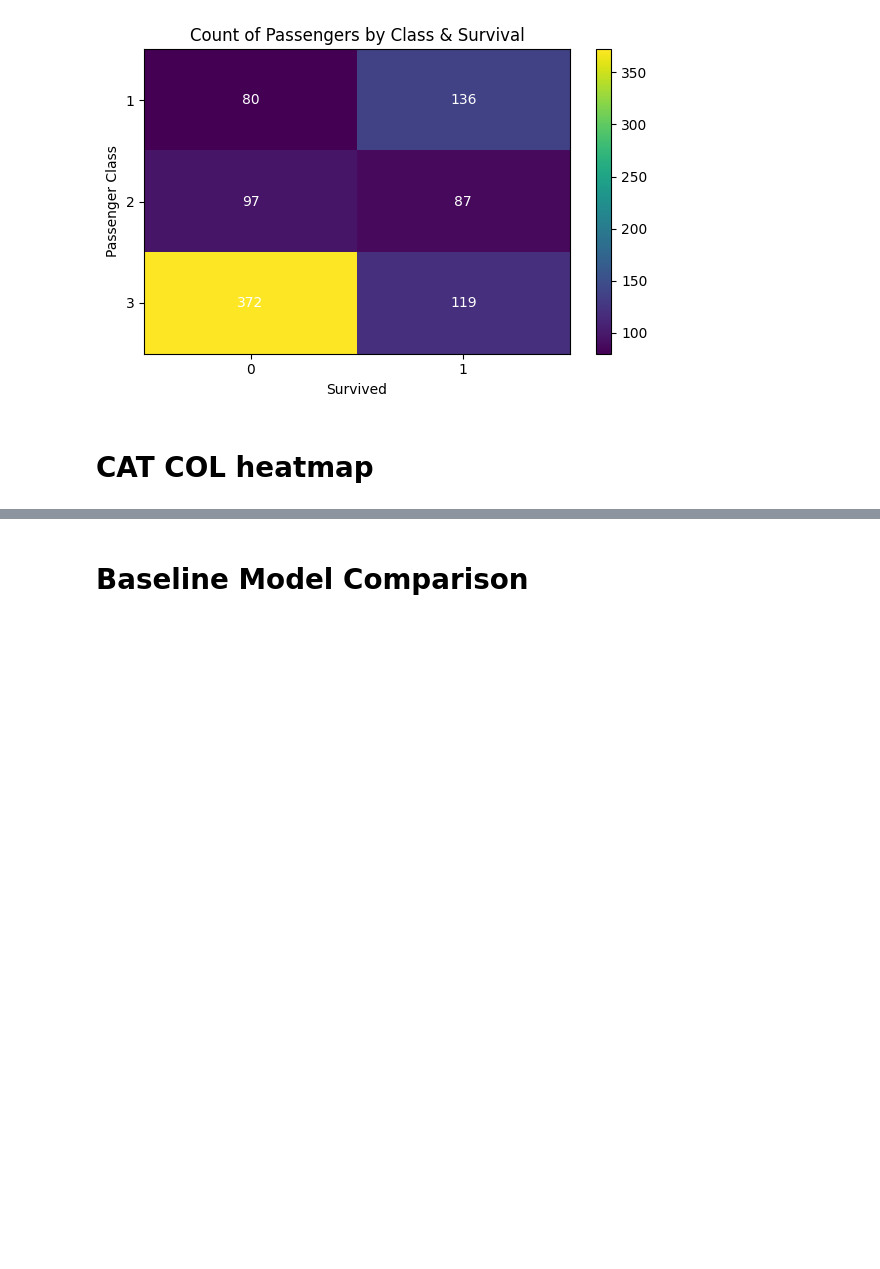
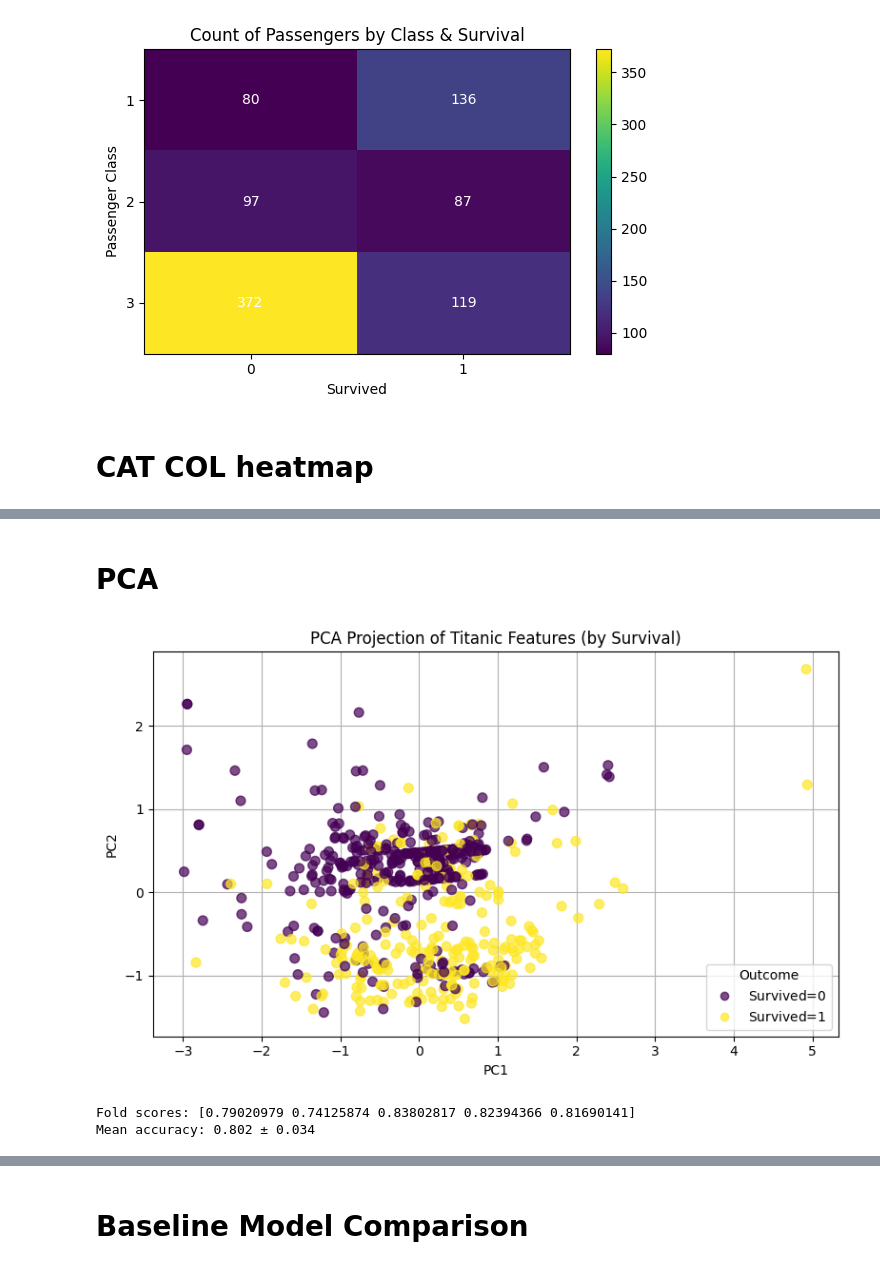
Before and after one commit to mariabilichenk0/kaggle, a Jupyter notebook: titanic/titanic.ipynb, the cells around one changed output, grey strips where cells are left out. Cells and saved outputs as stored; diff of their text form; code cells hidden in the pictures; blank space fills up the shorter version.

```diff
--- a/titanic/titanic.ipynb
+++ b/titanic/titanic.ipynb
@@ -310,0 +342,63 @@ for col in CAT_COLS:
+# %% [markdown]
+# PCA
+# %%
+import matplotlib.pyplot as plt
+from sklearn.decomposition import PCA
+from sklearn.pipeline import Pipeline
+
+# 1) Assuming you have your preprocessor and X_train_proc ready:
+#    X_train_proc = preprocessor.fit_transform(X_train)
+#    y_train       = y_train
+
+# 2) Build a PCA pipeline (optional: you can combine preprocess + PCA in one)
+pca_pipe = Pipeline([
+    # ('preproc', preprocessor),       # your make_preprocessor(NUM_COLS, CAT_COLS)
+    ('pca',     PCA(n_components=5, random_state=42))
+])
+
+# 3) Fit & transform
+X_pca = pca_pipe.fit_transform(X_train_proc)
+
+# 4) Plot the two principal components
+fig, ax = plt.subplots(figsize=(8, 5))
+ax.set_axisbelow(True)
+scatter = ax.scatter(
+    X_pca[:, 2],
+    X_pca[:, 3],
+    c=y_train,
+    s=50,
+    alpha=0.7,
+    cmap='viridis'
+)
+ax.set_title('PCA Projection of Titanic Features (by Survival)')
+ax.set_xlabel('PC1')
+ax.set_ylabel('PC2')
+
+
+handles, labels = scatter.legend_elements(
+    prop="colors",
+    alpha=0.7,
+)
+labels = [f"Survived={lab}" for lab in labels]
+
+ax.legend(handles, labels, title="Outcome")
+ax.grid(True)
+plt.tight_layout()
+plt.show()
+# %% [output]
+[figure, added]
+# %%
+from sklearn.pipeline import FeatureUnion, Pipeline
+from sklearn.model_selection import cross_val_score
+union = FeatureUnion([
+    ('orig', preprocessor),
+    ('pca',  Pipeline([('preproc', preprocessor), ('pca', PCA(n_components=2))]))
+])
+pipe = Pipeline([('features', union),
+                 ('clf', RandomForestClassifier())])
+scores = cross_val_score(pipe, X_train, y_train, cv=5)
+print("Fold scores:", scores)
+print("Mean accuracy: %.3f ± %.3f" % (scores.mean(), scores.std()))
+# %% [output]
+Fold scores: [0.79020979 0.74125874 0.83802817 0.82394366 0.81690141]
+Mean accuracy: 0.802 ± 0.034
```
Also changed, not shown: parts of 7 cells of this notebook.
